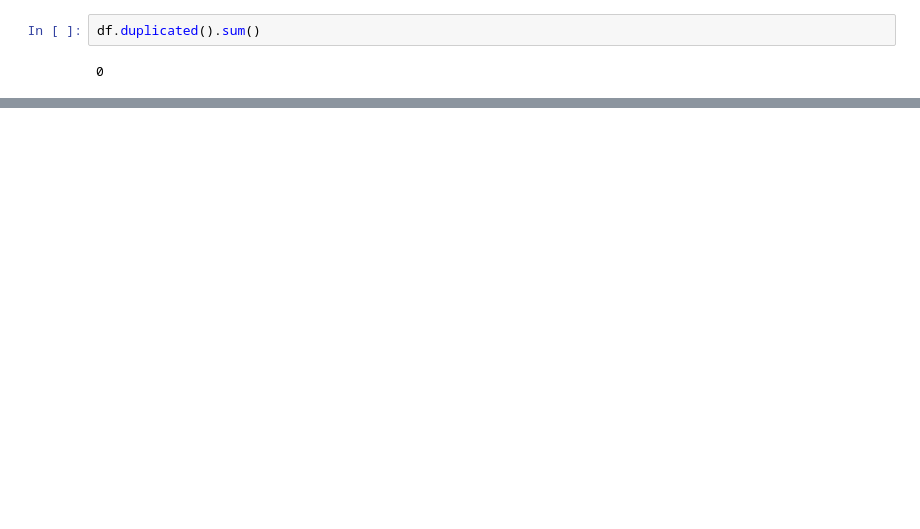
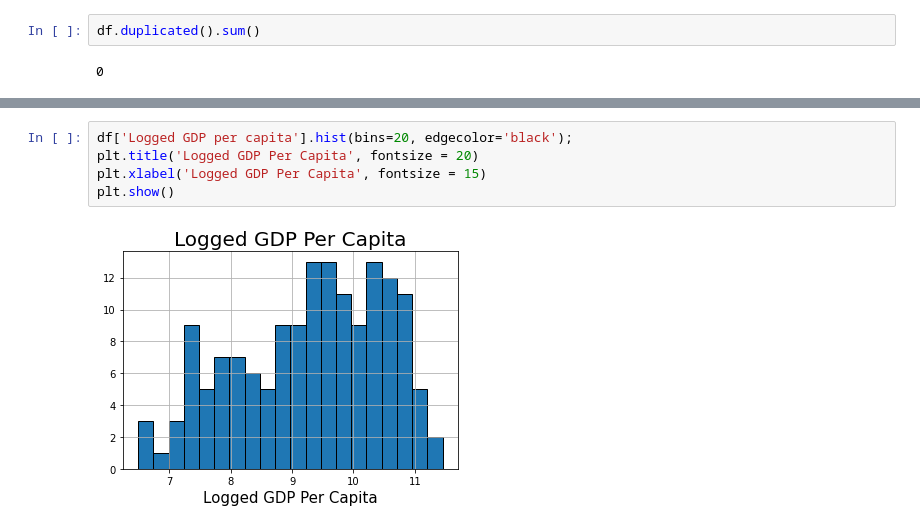
Before and after one commit to ivnizhnik/Data_Science_Project_A, a Jupyter notebook: WorldHappinessReport.ipynb, the cells around one changed output, grey strips where cells are left out. Saved outputs shown, nothing was run; the diff lists cells and outputs as text; blank space fills up the shorter version.

```diff
--- a/WorldHappinessReport.ipynb
+++ b/WorldHappinessReport.ipynb
@@ -101,0 +152,7 @@ df.duplicated().sum()
+# %%
+df['Logged GDP per capita'].hist(bins=20, edgecolor='black');
+plt.title('Logged GDP Per Capita', fontsize = 20)
+plt.xlabel('Logged GDP Per Capita', fontsize = 15)
+plt.show()
+# %% [output]
+[figure, added]
```
Also changed, not shown: parts of 21 cells of this notebook.
